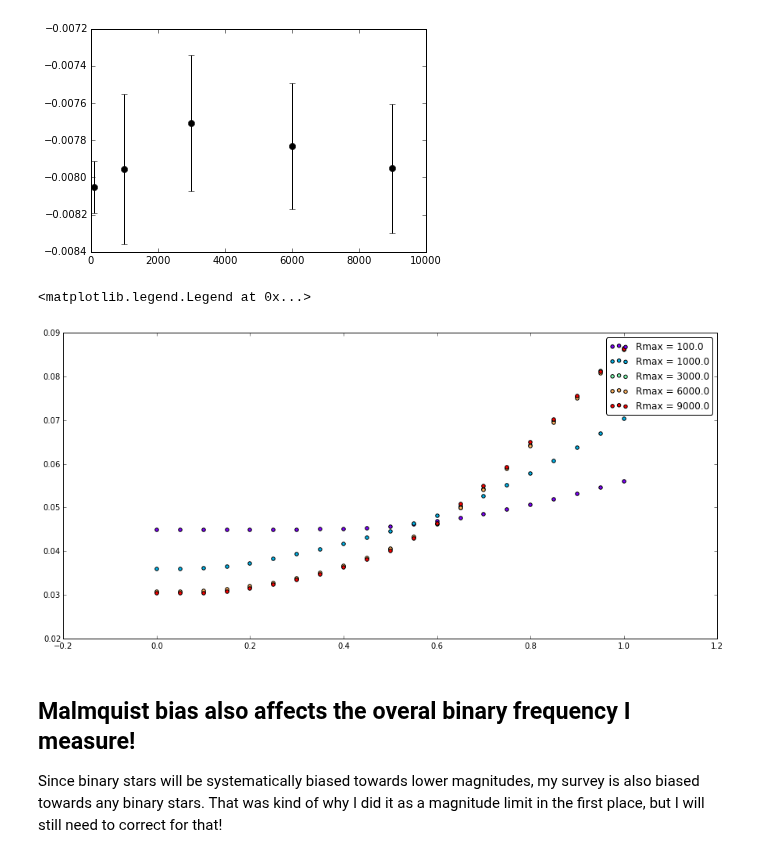
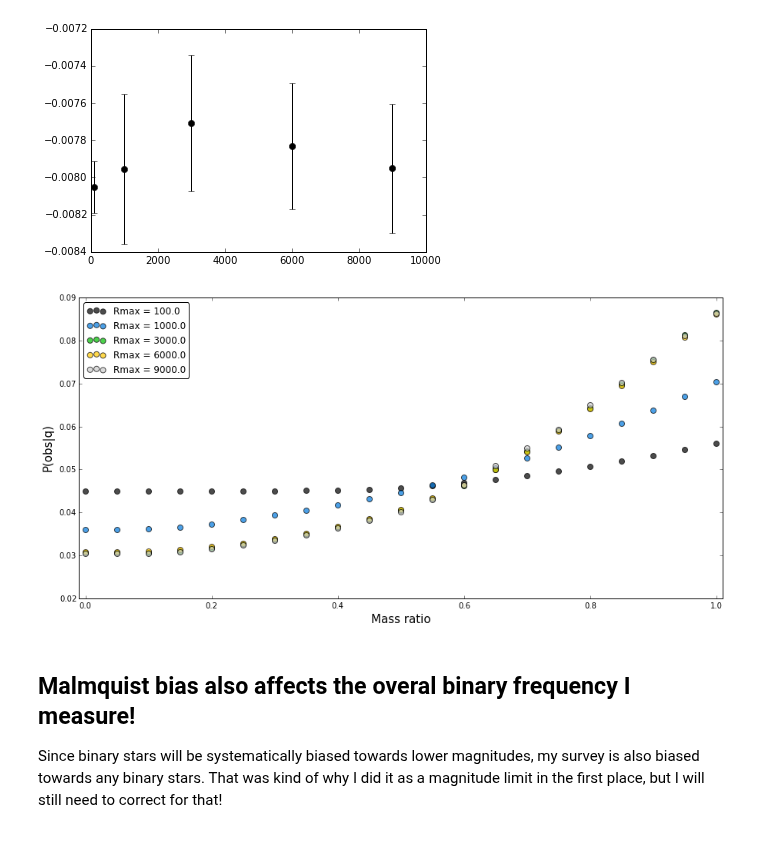
Before and after one commit to kgullikson88/BinaryInference, a Jupyter notebook: Malmquist_Bias.ipynb, the cells around one changed output. Saved outputs shown, nothing was run; the diff lists cells and outputs as text; code cells hidden in the pictures.

Commit message:
Made new plot look better.

```diff
--- a/Malmquist_Bias.ipynb
+++ b/Malmquist_Bias.ipynb
@@ -348,15 +348,17 @@ plt.xlim((0, 10000))
 # %%
 import matplotlib.cm as cm
 %matplotlib inline
 fig = plt.figure(figsize=(15, 7))
-colors = iter(cm.rainbow(np.linspace(0, 1, Rmax_list.size/n_iter)))
+colors = iter(cm.spectral(np.linspace(0, 1, Rmax_list.size/n_iter)))
 for i in range(0, Rmax_list.size, n_iter):
     mean_prob = np.mean(prob_list[i:i+n_iter], axis=0)
-    plt.scatter(q, mean_prob, c=next(colors), label='Rmax = {}'.format(Rmax_list[i]))
-plt.legend(loc='best', fancybox=True)
+    plt.scatter(q, mean_prob, c=next(colors), s=50, alpha=0.7, label='Rmax = {}'.format(Rmax_list[i]))
+plt.legend(loc=2, fancybox=True)
+plt.xlabel('Mass ratio', fontsize=15)
+plt.ylabel('P(obs|q)', fontsize=15)
+_ = plt.xlim((-0.01, 1.01))
 # %% [output]
-<matplotlib.legend.Legend at 0x...>
-[figure, old version]
+[figure, new version]
 # %% [markdown]
 ## Malmquist bias also affects the overal binary frequency I measure!
 Since binary stars will be systematically biased towards lower magnitudes, my survey is also biased towards any binary stars. That was kind of why I did it as a magnitude limit in the first place, but I will still need to correct for that!
```
